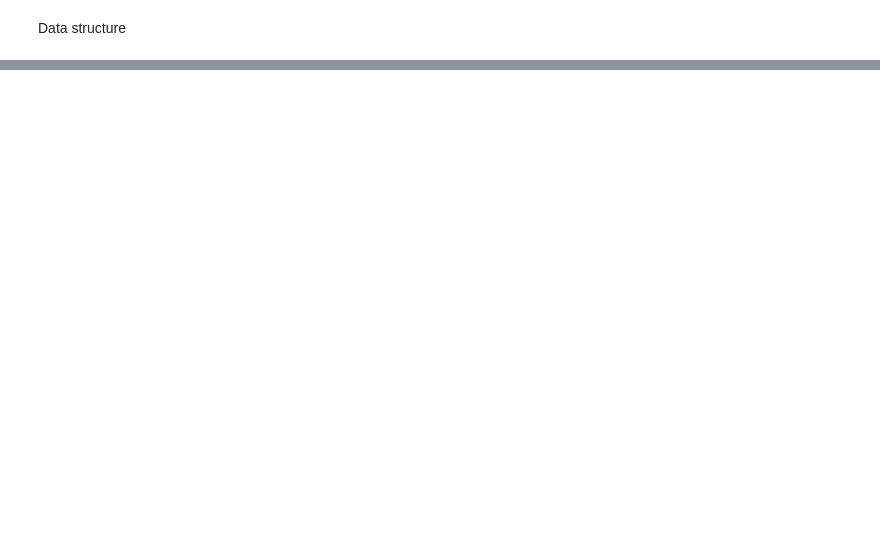
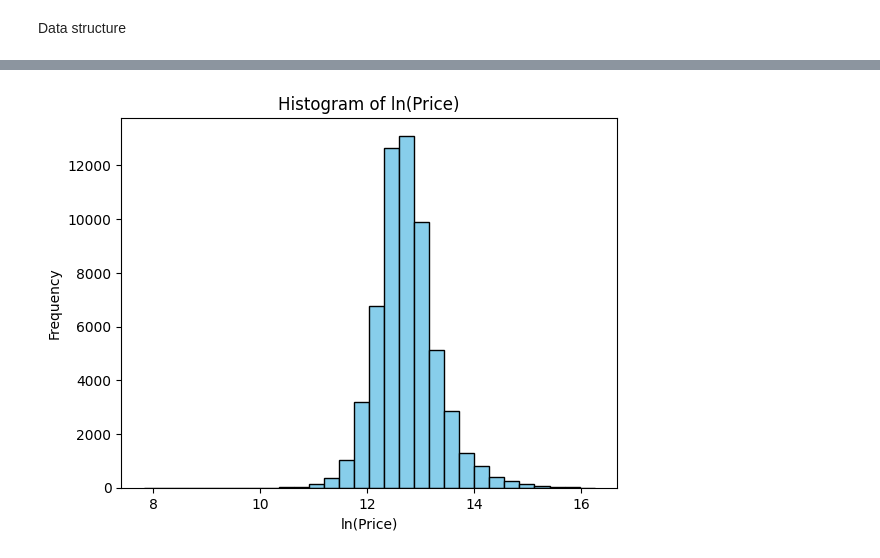
Before and after one commit to bear-revels/immo-ml, a Jupyter notebook: notebook/analysis.ipynb, the cells around one changed output, grey strips where cells are left out. Saved outputs shown, nothing was run; the diff lists cells and outputs as text; code cells hidden in the pictures; blank space fills up the shorter version.

```diff
--- a/notebook/analysis.ipynb
+++ b/notebook/analysis.ipynb
@@ -108,0 +142,19 @@ plt.show()
+# %%
+import numpy as np
+import matplotlib.pyplot as plt
+
+# Apply natural logarithm transformation to the 'price' column
+clean_data['price_ln'] = np.log(clean_data['Price'])
+
+# Plot histogram of the transformed 'price'
+plt.hist(clean_data['price_ln'], bins=30, color='skyblue', edgecolor='black')
+
+# Add labels and title
+plt.xlabel('ln(Price)')
+plt.ylabel('Frequency')
+plt.title('Histogram of ln(Price)')
+
+# Show plot
+plt.show()
+# %% [output]
+[figure, added]
```
Also changed, not shown: parts of 12 cells of this notebook, 14 other files.
